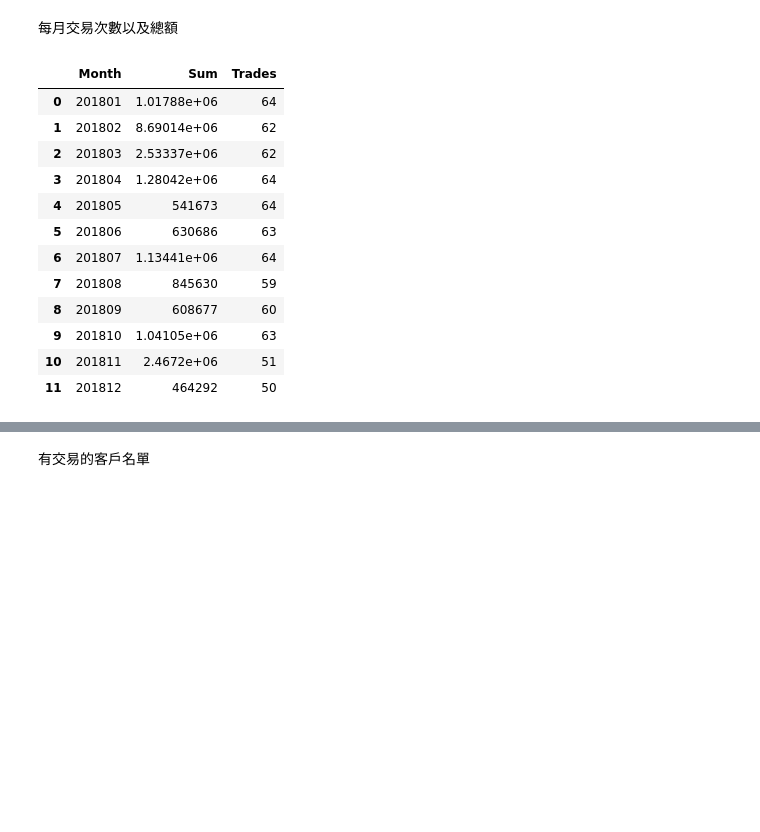
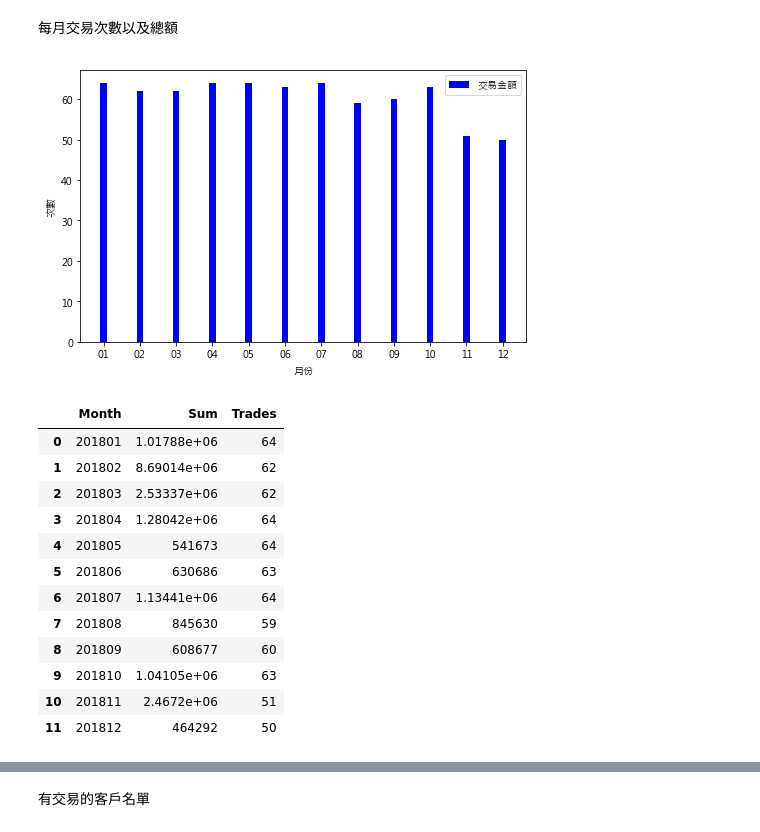
Before and after one commit to lou-tun-chieh/Text-mining---Fintech, a Jupyter notebook: Final_Project/Final_combined.ipynb, the cells around one changed output, grey strips where cells are left out. Cells and saved outputs as stored; diff of their text form; code cells hidden in the pictures; blank space fills up the shorter version.

```diff
--- a/Final_Project/Final_combined.ipynb
+++ b/Final_Project/Final_combined.ipynb
@@ -18,16 +18,29 @@ trading_wkst = pd.read_excel("trading_data_all.xlsx", sheet_name='合併後交
 # %%
 month_trading_record = pd.DataFrame(index=[i for i in range(12)], columns=['Month', 'Sum', "Trades"])
 for i in range(12):
     month_trading_record.iloc[i]['Month'] = trading_wkst.columns[i+3]
     trading_wkst.iloc[:, i+3] = pd.to_numeric(trading_wkst.iloc[:, i+3], errors='coerce').fillna(0)
     month_trading_record.iloc[i]['Sum'] = sum(trading_wkst.iloc[:, i+3])
     num = 0
     for j in range(trading_wkst.shape[0]):
         if trading_wkst.iloc[j, i+3] > 0:
             num += 1
     month_trading_record.iloc[i]['Trades'] = num
+
+
+
+x = np.linspace(1, 13, 12)
+plt.figure(num=5,figsize=(8,5))
+tmp_month = ["01", "02", "03", "04", "05", "06", "07", "08", "09", "10", "11", "12"]
+plt.bar(x, month_trading_record["Trades"], color='blue', width = 0.2,  tick_label = tmp_month, label='交易金額')
+plt.legend()
+plt.ylabel("次數")
+plt.xlabel("月份")
+plt.show()
+
 month_trading_record
 # %% [output]
+[figure, added]
 |  | Month | Sum | Trades |
 | 0 | 201801 | 1.01788e+06 | 64 |
 | 1 | 201802 | 8.69014e+06 | 62 |
```
Also changed, not shown: parts of 12 cells of this notebook.
